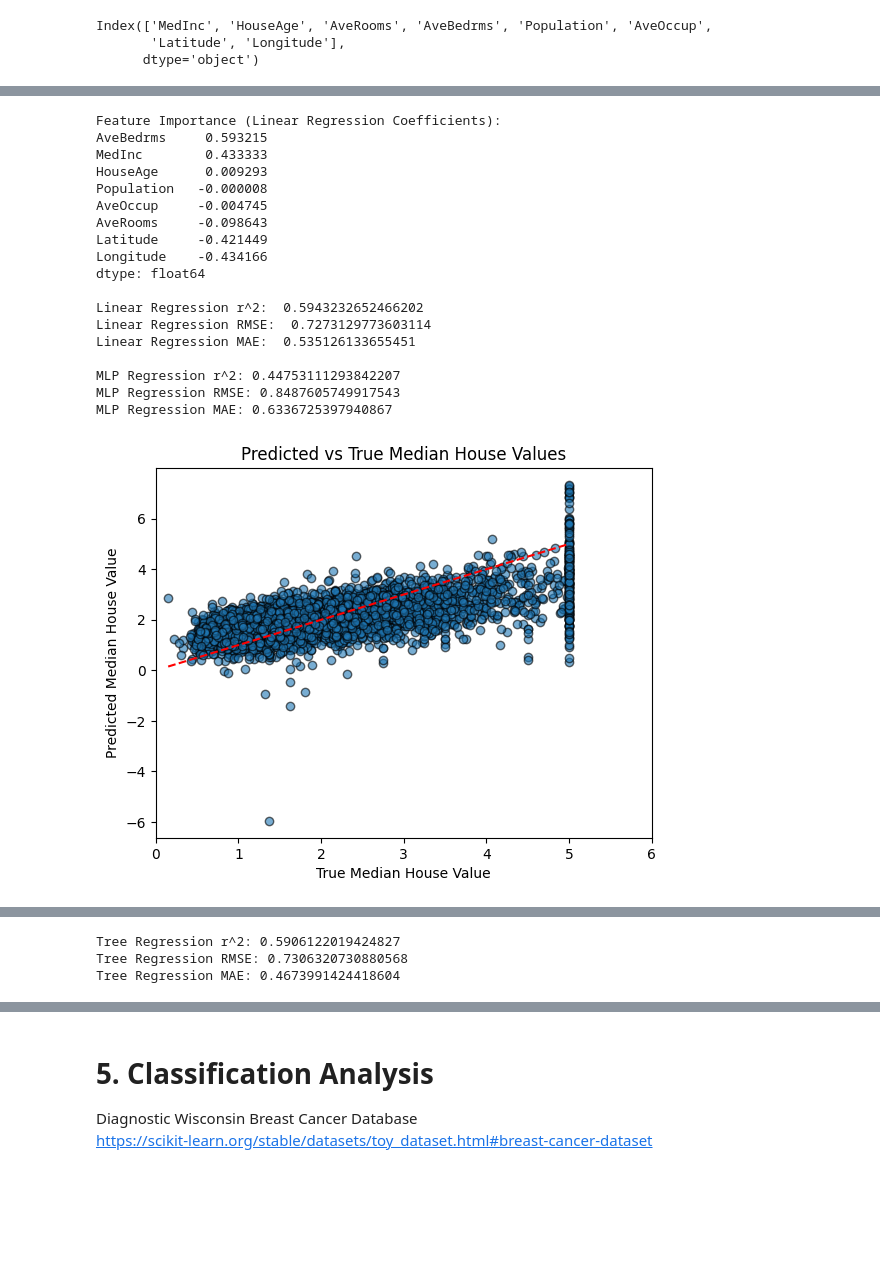
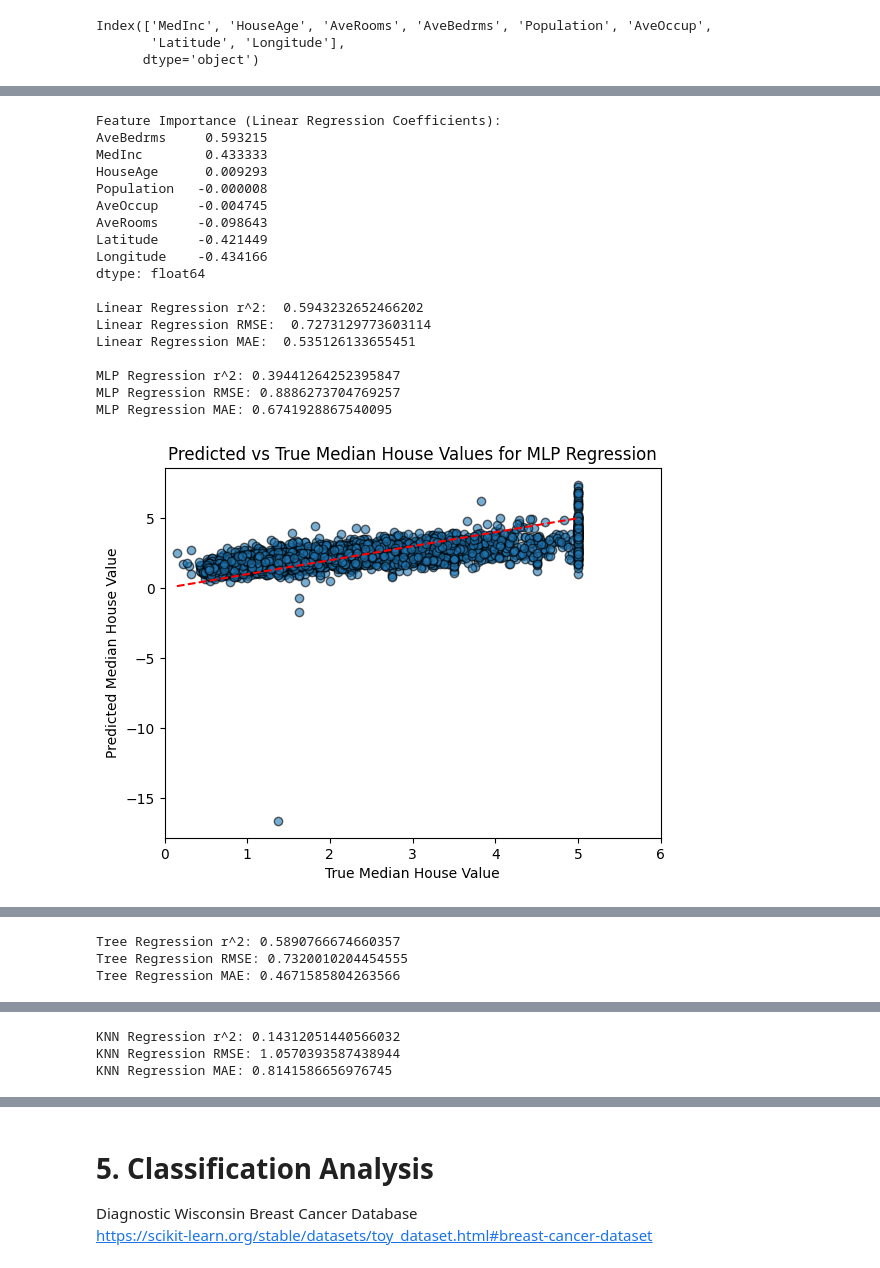
Before and after one commit to chanc3-m/project-1, a Jupyter notebook: project1.ipynb, the cells around one changed output, grey strips where cells are left out. Cells and saved outputs as stored; diff of their text form; code cells hidden in the pictures; blank space fills up the shorter version.

```diff
--- a/project1.ipynb
+++ b/project1.ipynb
@@ -94,6 +95,15 @@ plt.title("Predicted vs True Median House Values for MLP Regression")
 plt.xlim(0, 6)
 plt.show()
 
+y_pred_all_MLP = mlp_reg.predict(X)
+MLP_residuals = y - y_pred_all_MLP
+plt.hist(MLP_residuals, bins = 25, edgecolor = "k")
+plt.xlim(-3, 3)
+plt.xlabel("Difference between predicted median house price and true median house price for MLP Regression")
+plt.ylabel("Count")
+plt.title("Quantification of the model error")
+plt.show()
+
 tree_reg = DecisionTreeRegressor()
 tree_reg.fit(X_train, y_train)
 tree_y_pred = tree_reg.predict(X_test)
@@ -101,4 +111,48 @@ tree_y_pred = tree_reg.predict(X_test)
 print("\nTree Regression r^2:", r2_score(y_test, tree_y_pred))
 print("Tree Regression RMSE:", np.sqrt(mean_squared_error(y_test, tree_y_pred)))
 print("Tree Regression MAE:", mean_absolute_error(y_test, tree_y_pred))
+
+plt.scatter(y_test, tree_y_pred, alpha = 0.6, edgecolors = "k")
+plt.plot([y_test.min(), y_test.max()], [y_test.min(), y_test.max()],
+         "r--")
+plt.xlabel("True Median House Value")
+plt.ylabel("Predicted Median House Value")
+plt.title("Predicted vs True Median House Values for Tree Regression")
+plt.xlim(0, 6)
+plt.show()
+
+y_pred_all_tree = tree_reg.predict(X)
+tree_residuals = y - y_pred_all_tree
+plt.hist(tree_residuals, bins = 25, edgecolor = "k")
+plt.xlim(-3, 3)
+plt.xlabel("Difference between predicted median house price and true median house price for Tree Regression")
+plt.ylabel("Count")
+plt.title("Quantification of the model error")
+plt.show()
+
+knn_reg = KNeighborsRegressor(n_neighbors = 5)
+knn_reg.fit(X_train, y_train)
+knn_y_pred = knn_reg.predict(X_test)
+
+print("\nKNN Regression r^2:", r2_score(y_test, knn_y_pred))
+print("KNN Regression RMSE:", np.sqrt(mean_squared_error(y_test, knn_y_pred)))
+print("KNN Regression MAE:", mean_absolute_error(y_test, knn_y_pred))
+
+plt.scatter(y_test, knn_y_pred, alpha = 0.6, edgecolors = "k")
+plt.plot([y_test.min(), y_test.max()], [y_test.min(), y_test.max()],
+         "r--")
+plt.xlabel("True Median House Value")
+plt.ylabel("Predicted Median House Value")
+plt.title("Predicted vs True Median House Values for K Nearest Neighbor Regression")
+plt.xlim(0, 6)
+plt.show()
+
+y_pred_all_knn = knn_reg.predict(X)
+knn_residuals = y - y_pred_all_knn
+plt.hist(knn_residuals, bins = 25, edgecolor = "k")
+plt.xlim(-3, 3)
+plt.xlabel("Difference between predicted median house price and true median house price for K Nearest Neighbor Regression")
+plt.ylabel("Count")
+plt.title("Quantification of the model error")
+plt.show()
 # %% [output]
@@ -107,19 +161,19 @@ print("Tree Regression MAE:", mean_absolute_error(y_test, tree_y_pred))
 Feature Importance (Linear Regression Coefficients):
 AveBedrms     0.593215
 MedInc        0.433333
 HouseAge      0.009293
 Population   -0.000008
 AveOccup     -0.004745
 AveRooms     -0.098643
 Latitude     -0.421449
 Longitude    -0.434166
 dtype: float64
 
 Linear Regression r^2:  0.5943232652466202
 Linear Regression RMSE:  0.7273129773603114
 Linear Regression MAE:  0.535126133655451
 
-MLP Regression r^2: 0.44753111293842207
-MLP Regression RMSE: 0.8487605749917543
-MLP Regression MAE: 0.6336725397940867
+MLP Regression r^2: 0.39441264252395847
+MLP Regression RMSE: 0.8886273704769257
+MLP Regression MAE: 0.6741928867540095
-[figure, old version]
+[figure, new version]
@@ -126,3 +181,3 @@ MLP Regression MAE: 0.6336725397940867
-Tree Regression r^2: 0.5906122019424827
-Tree Regression RMSE: 0.7306320730880568
-Tree Regression MAE: 0.4673991424418604
+Tree Regression r^2: 0.5890766674660357
+Tree Regression RMSE: 0.7320010204454555
+Tree Regression MAE: 0.4671585804263566
@@ -128,0 +186,3 @@ Tree Regression MAE: 0.4673991424418604
+KNN Regression r^2: 0.14312051440566032
+KNN Regression RMSE: 1.0570393587438944
+KNN Regression MAE: 0.8141586656976745
```
Also changed, not shown: parts of 2 cells of this notebook.
